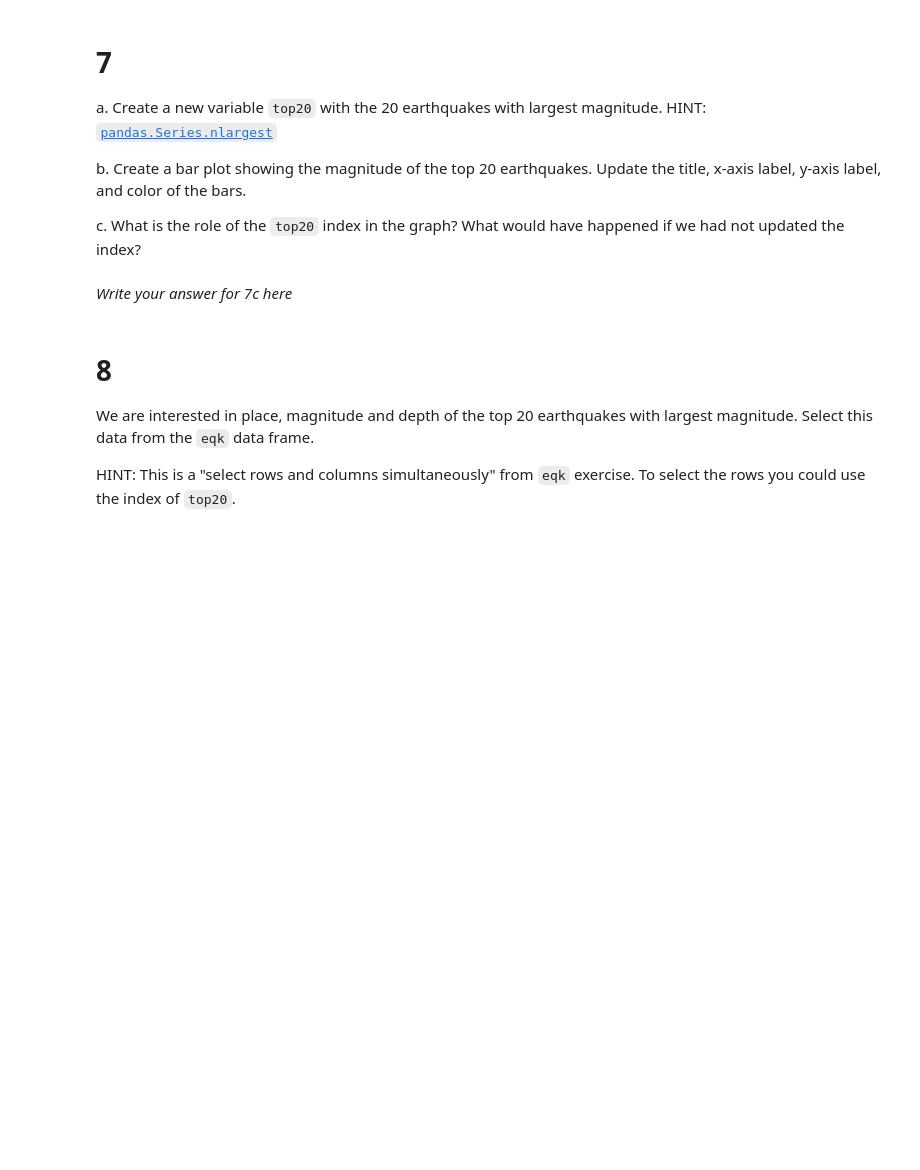
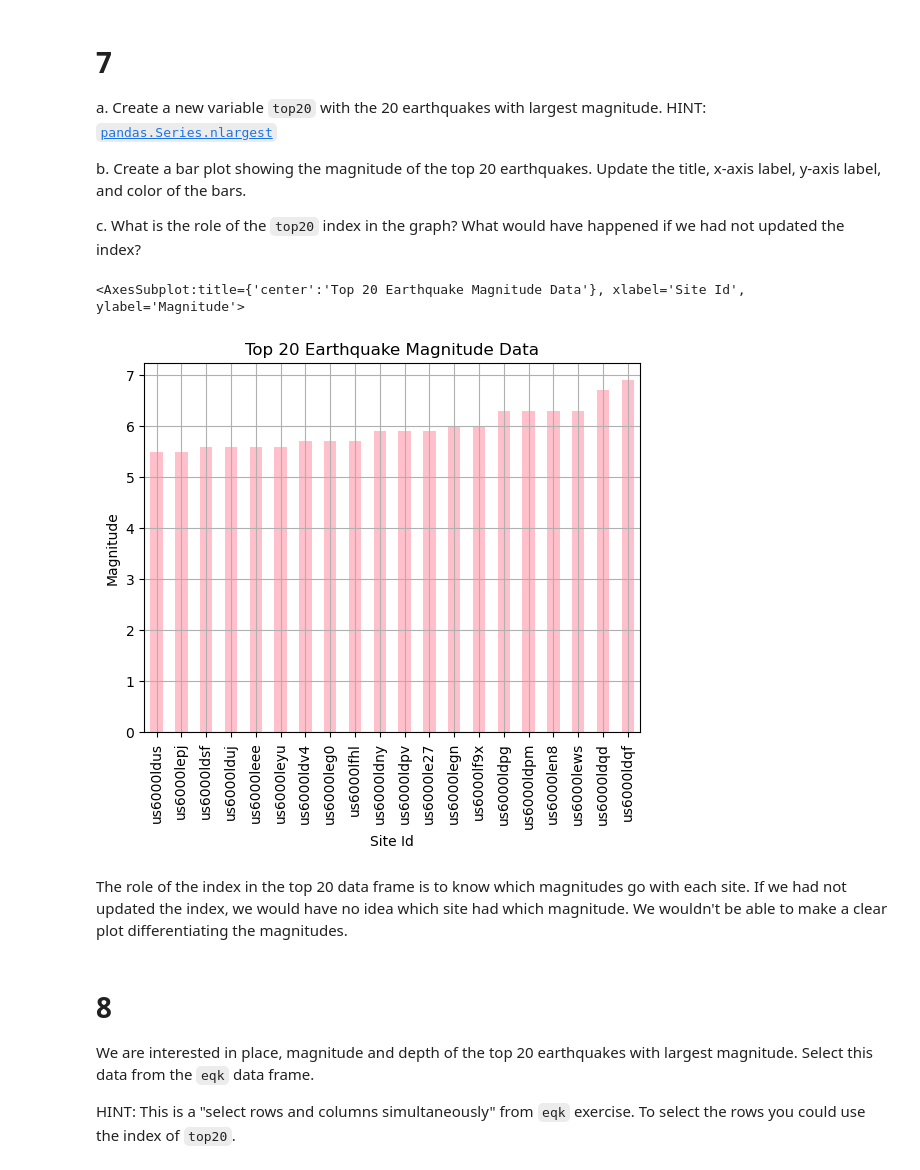
Before and after one commit to BenVerst/eds220-hwk-1, a Jupyter notebook: hwk1-task4.ipynb, the cells around one changed output. Drawn from its saved outputs; the diff is of its cells as text; code cells hidden in the pictures; blank space fills up the shorter version.

```diff
--- a/hwk1-task4.ipynb
+++ b/hwk1-task4.ipynb
@@ -128,5 +139,20 @@ c. What is the role of the `top20` index in the graph? What would have happened
-# %% [markdown]
-*Write your answer for 7c here*
+# %%
+#creates a new variable of the top 20 earthquakes with largest magnitudes
+top20 = eqk.mag.nlargest(20).sort_values()
+#print(top20)
+
+#creates a barplot of the top 20 earthquake magnitudes and adds a title, labels, color, and grid
+top20.plot(kind='bar',
+             title='Top 20 Earthquake Magnitude Data',
+             xlabel='Site Id',
+             ylabel='Magnitude',
+             color = 'pink',
+             grid=True)
+# %% [output]
+<AxesSubplot:title={'center':'Top 20 Earthquake Magnitude Data'}, xlabel='Site Id', ylabel='Magnitude'>
+[figure, added]
+# %% [markdown]
+The role of the index in the top 20 data frame is to know which magnitudes go with each site. If we had not updated the index, we would have no idea which site had which magnitude. We wouldn't be able to make a clear plot differentiating the magnitudes.
 # %% [markdown]
 # 8
 We are interested in place, magnitude and depth of the top 20 earthquakes with largest magnitude. Select this data from the `eqk` data frame.
```
Also changed, not shown: parts of 4 cells of this notebook.
